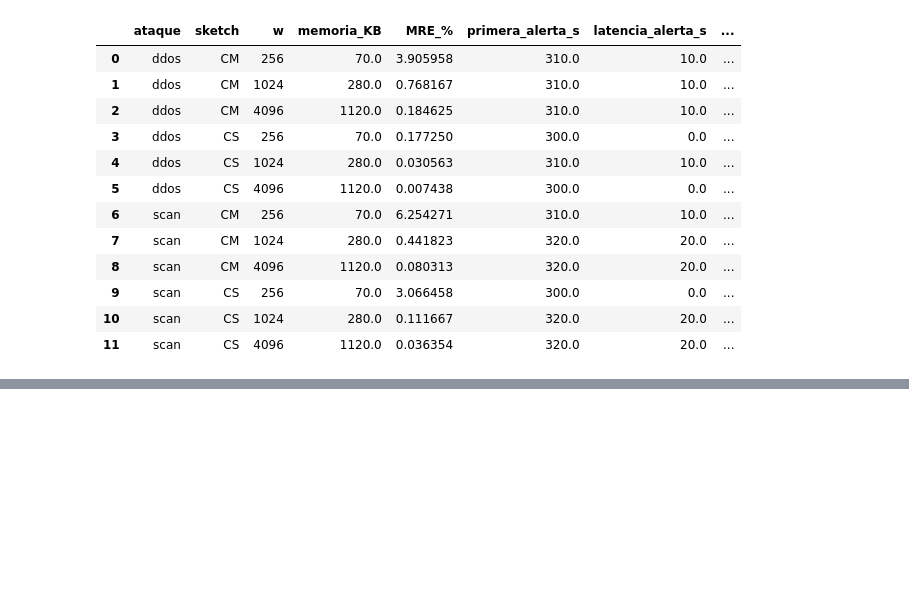
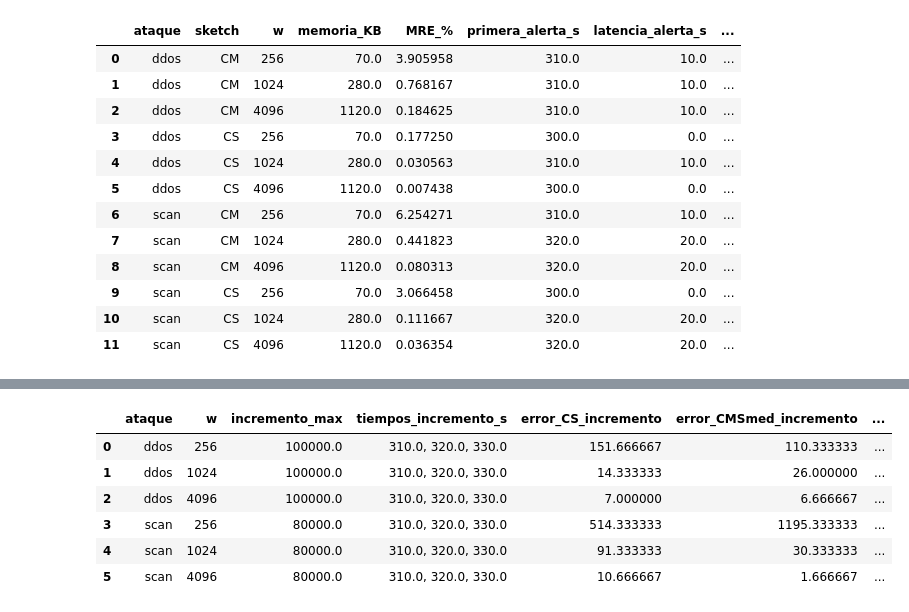
Before and after one commit to aceb30/CS-CMS-Attack-detection, a Jupyter notebook: testing_notebook.ipynb, the cells around one changed output, grey strips where cells are left out. Drawn from its saved outputs; the diff is of its cells as text; code cells hidden in the pictures; blank space fills up the shorter version.

```diff
--- a/testing_notebook.ipynb
+++ b/testing_notebook.ipynb
@@ -844,0 +1051,67 @@ df_resumen
+# %%
+# Comparación de los mayores incrementos y decrementos
+
+resumen_delta = []
+
+for ataque, df in resultados_delta.items():
+
+    max_delta = df["exact_delta"].max()
+    min_delta = df["exact_delta"].min()
+
+    df_max = df[df["exact_delta"] == max_delta]
+    df_min = df[df["exact_delta"] == min_delta]
+
+    for w in widths_delta:
+
+        col_cs = f"delta_cs_w{w}"
+        col_cmmed = f"delta_cmmed_w{w}"
+
+        error_cs_inc = (
+            df_max[col_cs] - df_max["exact_delta"]
+        ).abs().mean()
+
+        error_cmmed_inc = (
+            df_max[col_cmmed] - df_max["exact_delta"]
+        ).abs().mean()
+
+        error_cs_dec = (
+            df_min[col_cs] - df_min["exact_delta"]
+        ).abs().mean()
+
+        error_cmmed_dec = (
+            df_min[col_cmmed] - df_min["exact_delta"]
+        ).abs().mean()
+
+        resumen_delta.append({
+            "ataque": ataque,
+            "w": w,
+            "incremento_max": max_delta,
+            "tiempos_incremento_s": ", ".join(
+                df_max["t_rel_s"].astype(str)
+            ),
+            "error_CS_incremento": error_cs_inc,
+            "error_CMSmed_incremento": error_cmmed_inc,
+            "decremento_max": min_delta,
+            "tiempos_decremento_s": ", ".join(
+                df_min["t_rel_s"].astype(str)
+            ),
+            "error_CS_decremento": error_cs_dec,
+            "error_CMSmed_decremento": error_cmmed_dec
+        })
+
+df_resumen_delta = pd.DataFrame(resumen_delta)
+
+display(df_resumen_delta)
+
+df_resumen_delta.to_csv(
+    "resultados_delta/resumen_delta.csv",
+    index=False
+)
+# %% [output]
+|  | ataque | w | incremento_max | tiempos_incremento_s | error_CS_incremento | error_CMSmed_incremento | ... |
+| 0 | ddos | 256 | 100000.0 | 310.0, 320.0, 330.0 | 151.666667 | 110.333333 | ... |
+| 1 | ddos | 1024 | 100000.0 | 310.0, 320.0, 330.0 | 14.333333 | 26.000000 | ... |
+| 2 | ddos | 4096 | 100000.0 | 310.0, 320.0, 330.0 | 7.000000 | 6.666667 | ... |
+| 3 | scan | 256 | 80000.0 | 310.0, 320.0, 330.0 | 514.333333 | 1195.333333 | ... |
+| 4 | scan | 1024 | 80000.0 | 310.0, 320.0, 330.0 | 91.333333 | 30.333333 | ... |
+| 5 | scan | 4096 | 80000.0 | 310.0, 320.0, 330.0 | 10.666667 | 1.666667 | ... |
```
Also changed, not shown: parts of 3 cells of this notebook, 1 other file.
